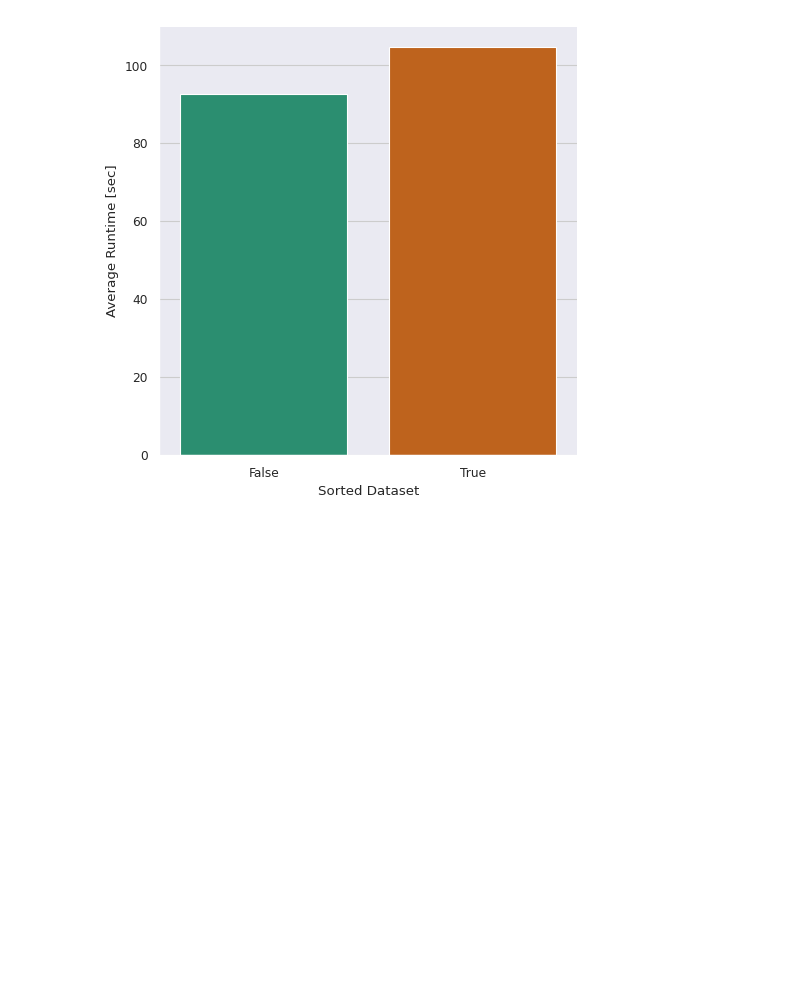
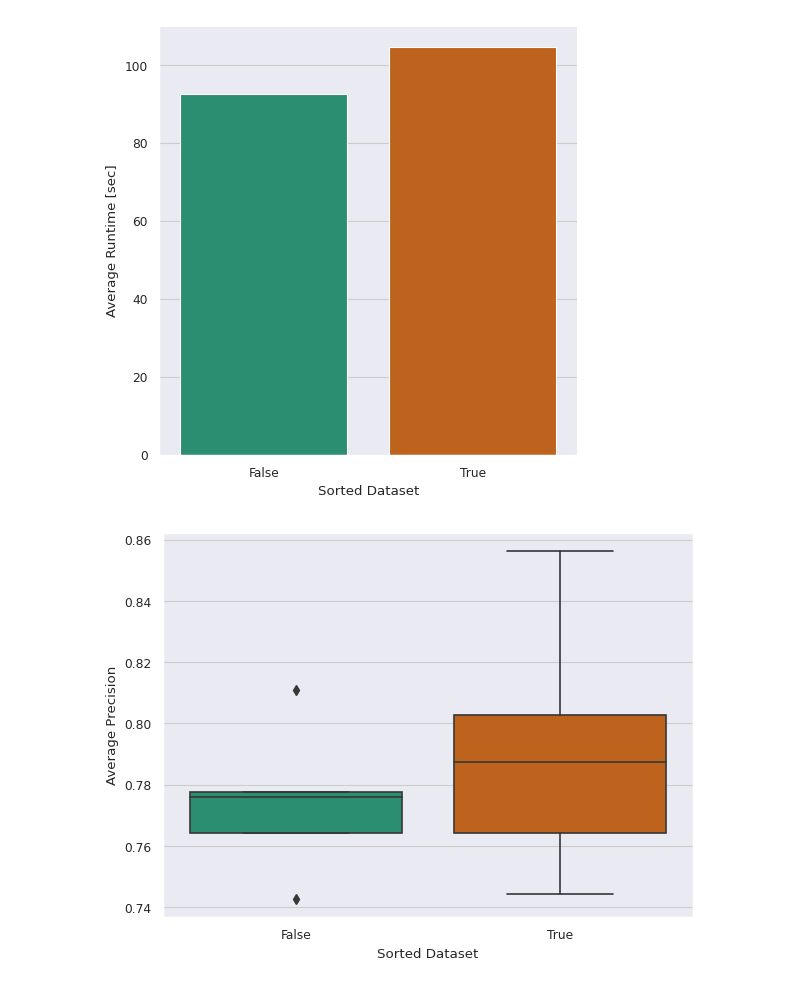
Before and after one commit to HydrofinLoewenherz/embedding-eval-framework, a Jupyter notebook: notebooks/sorting.ipynb, the cells around one changed output. Saved outputs shown, nothing was run; the diff lists cells and outputs as text; code cells hidden in the pictures; blank space fills up the shorter version.

Commit message:
add boxplot for dataset sorting

```diff
--- a/notebooks/sorting.ipynb
+++ b/notebooks/sorting.ipynb
@@ -138,3 +138,17 @@ g.set_axis_labels("Sorted Dataset", "Average Runtime [sec]")
 g.figure.savefig("./out/sorted_runtime_girg.pdf")
 # %% [output]
 [figure]
+# %%
+sns.boxplot(
+    data=result,
+    x="sort_dataset",
+    y="ap",
+    palette=palette,
+).set(
+    xlabel='Sorted Dataset',
+    ylabel='Average Precision'
+)
+plt.tight_layout(pad=2)
+plt.savefig("./out/sorted_box_girg.pdf")
+# %% [output]
+[figure, added]
```
Also changed, not shown: parts of 1 cell of this notebook, 2 other files.
